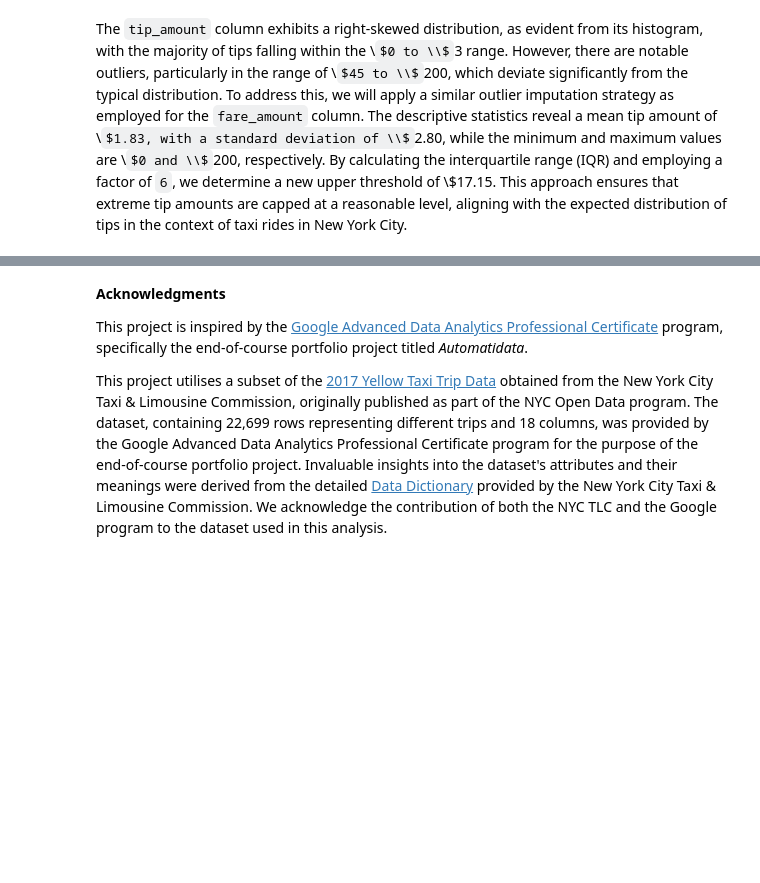
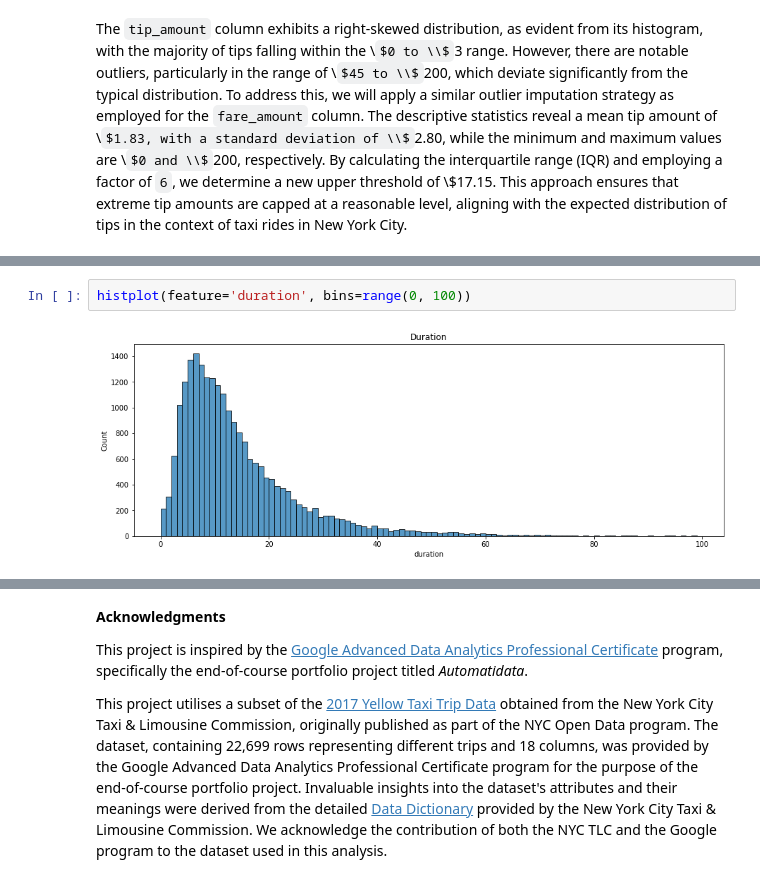
Before and after one commit to sssunri/farecast_NYC-TLC_estimation, a Jupyter notebook: fare_estimation.ipynb, the cells around one changed output, grey strips where cells are left out. Cells and saved outputs as stored; diff of their text form; some formulas as TeX source; blank space fills up the shorter version.

```diff
--- a/fare_estimation.ipynb
+++ b/fare_estimation.ipynb
@@ -335,0 +441,4 @@ The `tip_amount` column exhibits a right-skewed distribution, as evident from it
+# %%
+histplot(feature='duration', bins=range(0, 100))
+# %% [output]
+[figure, added]
```
Also changed, not shown: parts of 41 cells of this notebook.
